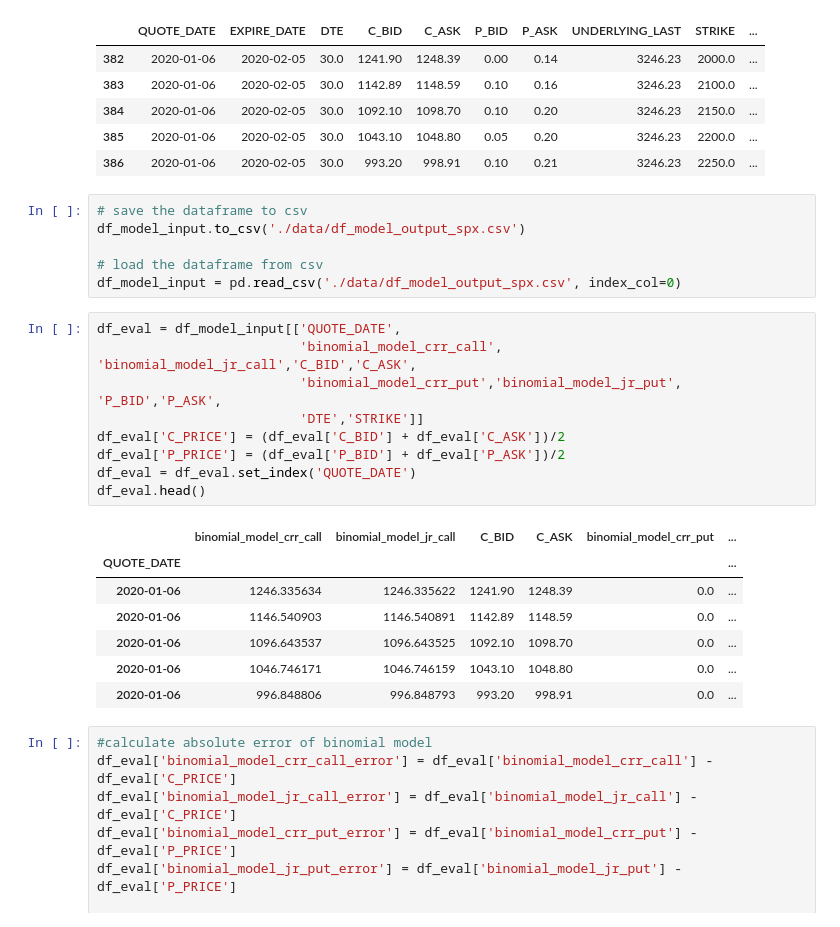
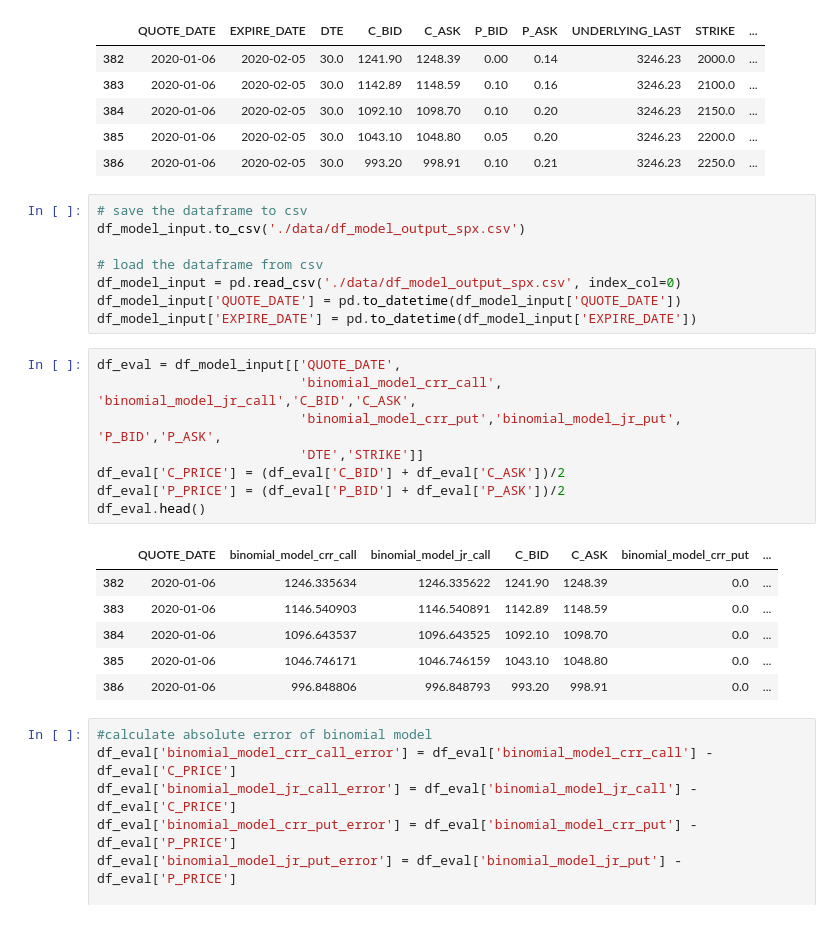
Before and after one commit to juanjaho/QF101-SPY-SPX-Option-Pricing, a Jupyter notebook: Analytics/main_spx.ipynb, the cells around one changed output. Drawn from its saved outputs; the diff is of its cells as text.

```diff
--- a/Analytics/main_spx.ipynb
+++ b/Analytics/main_spx.ipynb
@@ -162,23 +164,23 @@ df_model_input.to_csv('./data/df_model_output_spx.csv')
 
 # load the dataframe from csv
 df_model_input = pd.read_csv('./data/df_model_output_spx.csv', index_col=0)
+df_model_input['QUOTE_DATE'] = pd.to_datetime(df_model_input['QUOTE_DATE'])
+df_model_input['EXPIRE_DATE'] = pd.to_datetime(df_model_input['EXPIRE_DATE'])
 # %%
 df_eval = df_model_input[['QUOTE_DATE',
                           'binomial_model_crr_call', 'binomial_model_jr_call','C_BID','C_ASK',
                           'binomial_model_crr_put','binomial_model_jr_put', 'P_BID','P_ASK',
                           'DTE','STRIKE']]
 df_eval['C_PRICE'] = (df_eval['C_BID'] + df_eval['C_ASK'])/2
 df_eval['P_PRICE'] = (df_eval['P_BID'] + df_eval['P_ASK'])/2
-df_eval = df_eval.set_index('QUOTE_DATE')
 df_eval.head()
 # %% [output]
-|  | binomial_model_crr_call | binomial_model_jr_call | C_BID | C_ASK | binomial_model_crr_put | ... |
-| QUOTE_DATE |  |  |  |  |  | ... |
-| 2020-01-06 | 1246.335634 | 1246.335622 | 1241.90 | 1248.39 | 0.0 | ... |
-| 2020-01-06 | 1146.540903 | 1146.540891 | 1142.89 | 1148.59 | 0.0 | ... |
-| 2020-01-06 | 1096.643537 | 1096.643525 | 1092.10 | 1098.70 | 0.0 | ... |
-| 2020-01-06 | 1046.746171 | 1046.746159 | 1043.10 | 1048.80 | 0.0 | ... |
-| 2020-01-06 | 996.848806 | 996.848793 | 993.20 | 998.91 | 0.0 | ... |
+|  | QUOTE_DATE | binomial_model_crr_call | binomial_model_jr_call | C_BID | C_ASK | binomial_model_crr_put | ... |
+| 382 | 2020-01-06 | 1246.335634 | 1246.335622 | 1241.90 | 1248.39 | 0.0 | ... |
+| 383 | 2020-01-06 | 1146.540903 | 1146.540891 | 1142.89 | 1148.59 | 0.0 | ... |
+| 384 | 2020-01-06 | 1096.643537 | 1096.643525 | 1092.10 | 1098.70 | 0.0 | ... |
+| 385 | 2020-01-06 | 1046.746171 | 1046.746159 | 1043.10 | 1048.80 | 0.0 | ... |
+| 386 | 2020-01-06 | 996.848806 | 996.848793 | 993.20 | 998.91 | 0.0 | ... |
 # %%
 #calculate absolute error of binomial model
 df_eval['binomial_model_crr_call_error'] = df_eval['binomial_model_crr_call'] - df_eval['C_PRICE']
```
Also changed, not shown: parts of 7 cells of this notebook, 2 other files.
